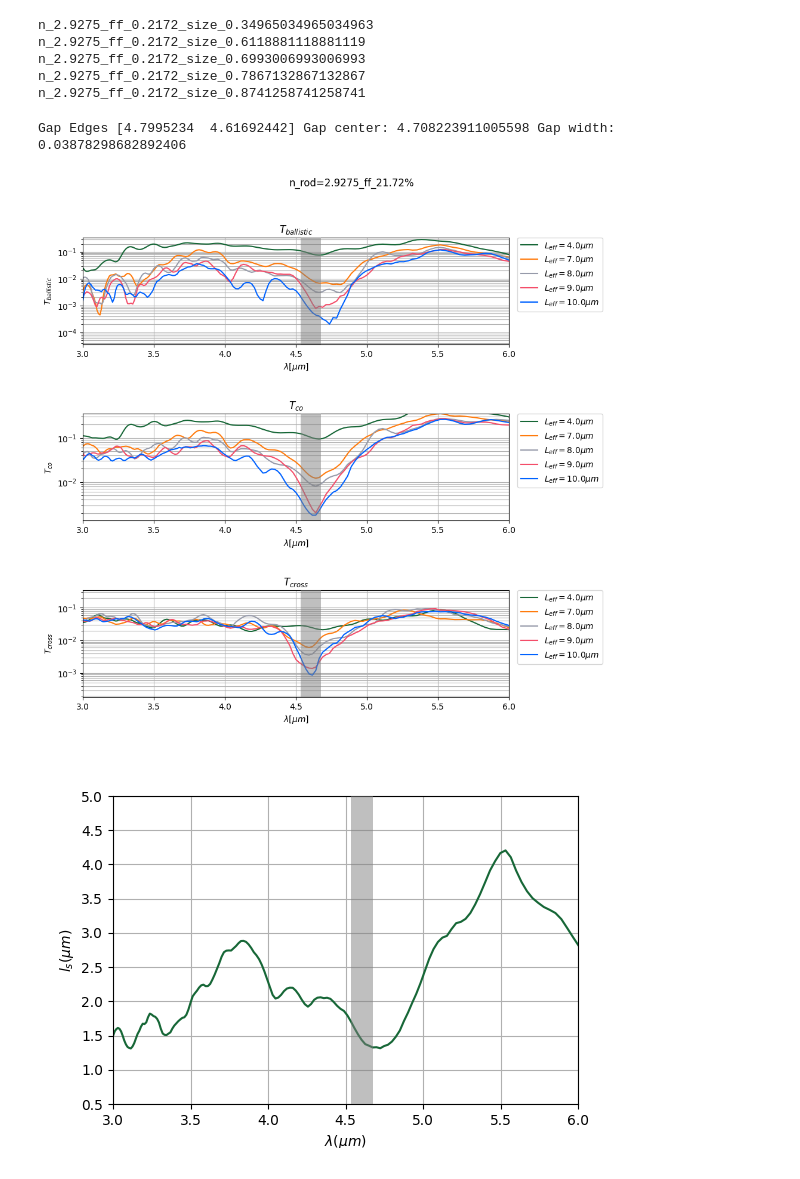
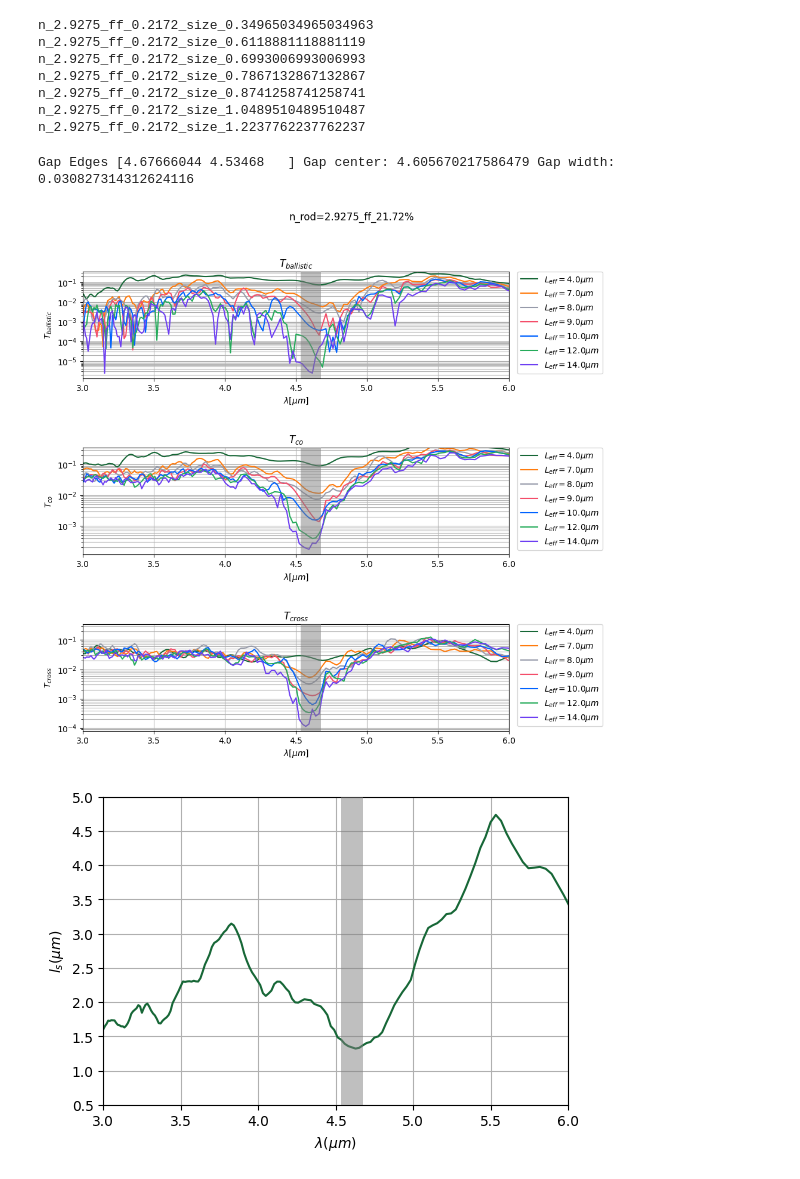
Before and after one commit to fhernandez93/LoadingPermittivityDistToSlabTransmission, a Jupyter notebook: Notebooks/LSU Project/20250410 Sphere Discretization LSU/20251023_Extract_Ballistic_Transmission.ipynb, the cells around one changed output. Cells and saved outputs as stored; diff of their text form; code cells hidden in the pictures.

```diff
--- a/Notebooks/LSU Project/20250410 Sphere Discretization LSU/20251023_Extract_Ballistic_Transmission.ipynb
+++ b/Notebooks/LSU Project/20250410 Sphere Discretization LSU/20251023_Extract_Ballistic_Transmission.ipynb
@@ -68,13 +68,8 @@ for line in lines:
 def solid_angle_weights(theta):
     # theta: 1D array of polar angles (radians), length nθ
     # assume phi grid uniform; we compute Δθ and Δφ from vectors
-    ntheta = theta.size
-    # if theta input is cell centers, use diffs; else approximate
-    dtheta = np.empty(ntheta)
-    dtheta[1:-1] = 0.5*(theta[2:]-theta[1:-1]) + 0.5*(theta[1:-1]-theta[:-2])
-    dtheta[0] = theta[1]-theta[0]
-    dtheta[-1] = theta[-1]-theta[-2]
-    return np.sin(theta) * dtheta  # returns length ntheta, ΔΩ = sinθ Δθ Δφ (φ part multiplies later)
+
+    return np.sin(theta) * np.gradient(theta)  # returns length ntheta, ΔΩ = sinθ Δθ Δφ (φ part multiplies later)
 
 def compute_transmission(
     E_theta_ref, E_phi_ref,   # shape (n_freq, n_theta, n_phi) complex (use None if missing)
@@ -156,6 +151,8 @@ n_2.9275_ff_0.2172_size_0.6118881118881119
 n_2.9275_ff_0.2172_size_0.6993006993006993
 n_2.9275_ff_0.2172_size_0.7867132867132867
 n_2.9275_ff_0.2172_size_0.8741258741258741
+n_2.9275_ff_0.2172_size_1.0489510489510487
+n_2.9275_ff_0.2172_size_1.2237762237762237
 # %%
 #Open experimental data
 with open(r"H:\phd stuff\tidy3d\Notebooks\LSU Project\20250410 Sphere Discretization LSU\data\20251023_Balistic_Transmission\h09p4_sample3_spot1.txt", 'rb') as file:
@@ -183,20 +180,20 @@ for line in lines:
         T_cross_experiment.append(float(value3))
 # %%
 # gap_edges = np.array([4.67666044, 4.53468   ])
-# gap_edges_freq = np.array([2.44619,2.52278]) #n=2.9
-gap_edges_freq = np.array([2.38357, 2.47784])  #n=3.0
+gap_edges_freq = np.array([2.44619,2.52278]) #n=2.9
+# gap_edges_freq = np.array([2.38357, 2.47784])  #n=3.0
 gap_edges = 14.3*0.8/gap_edges_freq
 gap_center = np.mean(gap_edges)
 gap_width = (gap_edges_freq[1] - gap_edges_freq[0])/np.mean(gap_edges_freq)
 print("Gap Edges", gap_edges, "Gap center:", gap_center, "Gap width:", gap_width)
 # %% [output]
-Gap Edges [4.7995234  4.61692442] Gap center: 4.708223911005598 Gap width: 0.03878298682892406
+Gap Edges [4.67666044 4.53468   ] Gap center: 4.605670217586479 Gap width: 0.030827314312624116
 # %%
 fig, ax = plt.subplots(ncols=1,nrows=3,figsize=(12,10))
 flatten_ax = ax.flatten()
 titles = [r"$T_{ballistic}$", r"$T_{co}$", r"$T_{cross}$"]
-window = 5
-folder_save = rf"./data/20251216_Transmission_componenents_txt"
+window = 0
+folder_save = rf"./data/20260226_Transmission_componenents_txt"
 os.makedirs(folder_save,exist_ok=True)
 for element in components_data.keys():
     size = float(re.search(r'size_([+-]?\d+(?:\.\d+)?)', element).group(1))*14.3*0.8
@@ -209,39 +206,39 @@ for element in components_data.keys():
     T_co = AM.moving_average(components_data[element]["T_co"],window)
     flatten_ax[1].plot(lambda_smooth,T_co,label=rf"$L_{{eff}}={size}\mu m$")
     #plot T_cross
     T_cross = AM.moving_average(components_data[element]["T_cross"],window)
     flatten_ax[2].plot(lambda_smooth,T_cross,label=rf"$L_{{eff}}={size}\mu m$")
     # plt.plot(lambdas_experiment,experiment_values[i],label=r"Experiment $L=9.4\mu m$")
     data_store = [lambda_smooth,ballistic,T_co,T_cross]
     flatten_ax[0].set_yscale('log')
     flatten_ax[1].set_yscale('log')
     flatten_ax[2].set_yscale('log')
-    # np.savetxt(rf"{folder_save}/sim_n_rod_2p9275_ff_21p72_size_{size:.2f}_um.txt", np.transpose(data_store) , fmt="%.18f", delimiter=" ", header="lambda t_ballistic t_co t_cross", comments="")
+    np.savetxt(rf"{folder_save}/sim_n_rod_2p9275_ff_21p72_size_{size:.2f}_um.txt", np.transpose(data_store) , fmt="%.18f", delimiter=" ", header="lambda t_ballistic t_co t_cross", comments="")
 flatten_ax[0].axvspan(gap_edges[0], gap_edges[1], facecolor='gray', alpha=0.5, edgecolor='none', zorder=1000, clip_on=False)
 flatten_ax[1].axvspan(gap_edges[0], gap_edges[1], facecolor='gray', alpha=0.5, edgecolor='none', zorder=1000, clip_on=False)
 flatten_ax[2].axvspan(gap_edges[0], gap_edges[1], facecolor='gray', alpha=0.5, edgecolor='none', zorder=1000, clip_on=False)
 
 
 for i, plot_item in enumerate(flatten_ax):
     plot_item.set_ylim(0,0.35)
     plot_item.set_xlim(3,6)
     plot_item.grid(visible=True,which="both")
     plot_item.set_ylabel(rf"{titles[i]}")
     plot_item.set_xlabel(rf"$\lambda[\mu m]$")
     plot_item.set_title(titles[i])
     plot_item.legend(loc='upper left', bbox_to_anchor=(1.02, 1), borderaxespad=0.)
 
 fig.subplots_adjust(right=0.72)
 plt.suptitle(rf"n_rod=2.9275_ff_21.72%")
 plt.subplots_adjust(hspace=0.65)
 plt.savefig(rf"{folder_save}/transmission_components_n_rod_2p9275_ff_21p72.pdf",dpi=300)
 plt.show()
 # %% [output]
-[figure, old version]
+[figure, new version]
 # %%
 # Compute exponential decay length (ls) per wavelength by fitting
 
-%matplotlib widget
+# %matplotlib widget
 window=6
 lambda_smooth = AM.moving_average(td.C_0/field_ref["freqs"],window)
 
@@ -280,7 +277,7 @@ ax.set_xlim(3,6)
 ax.set_ylim(0.5,5)
 plt.show()
 # %% [output]
-[figure, old version]
+[figure, new version]
 # %%
 #Get the decay lengths at specific wavelengths
 total_transmission = np.array([AM.moving_average(components_data[item]["T_ballistic"],window) for item in elements]) + \
```
Also changed, not shown: parts of 1 cell of this notebook, 3 other files.
